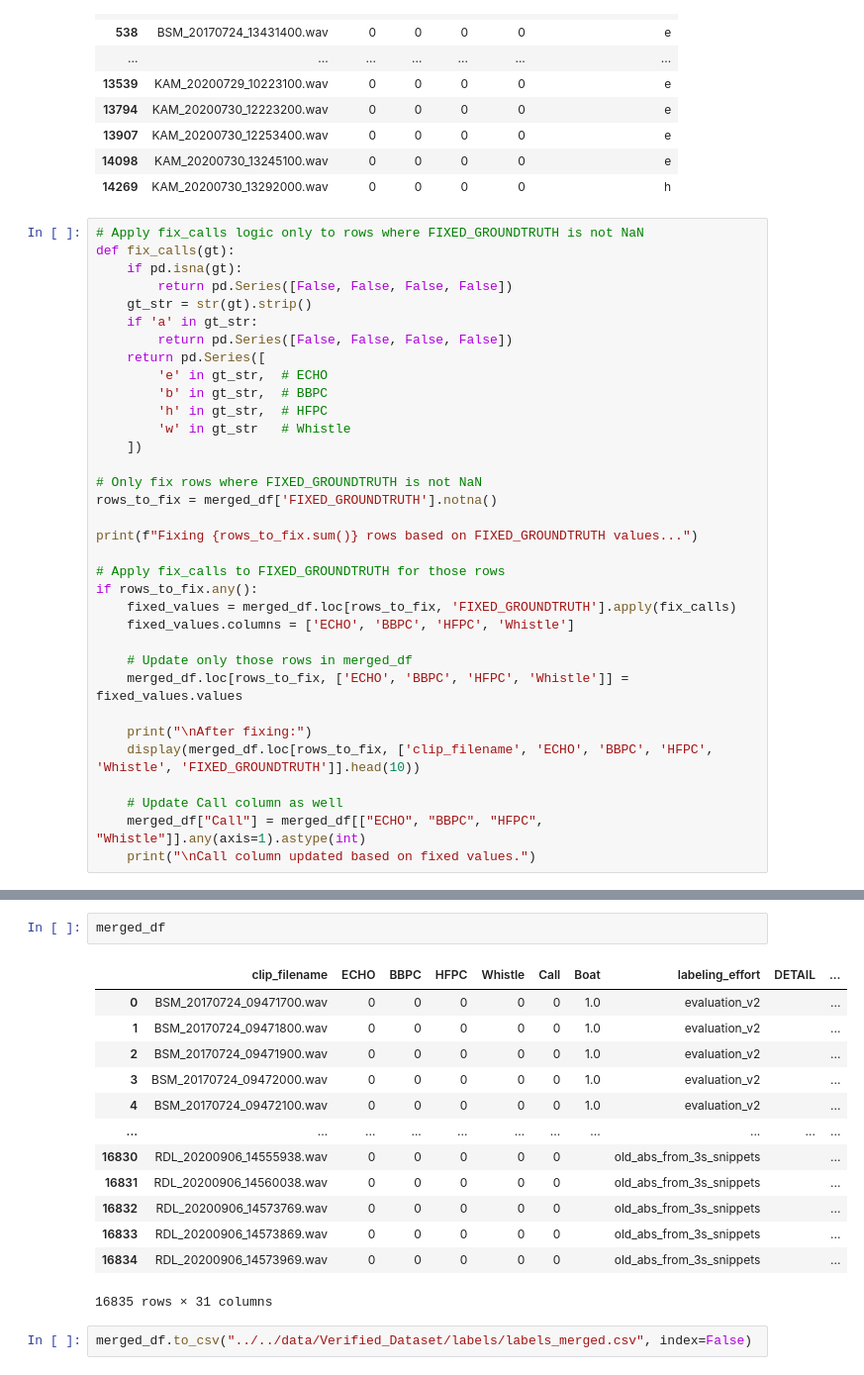
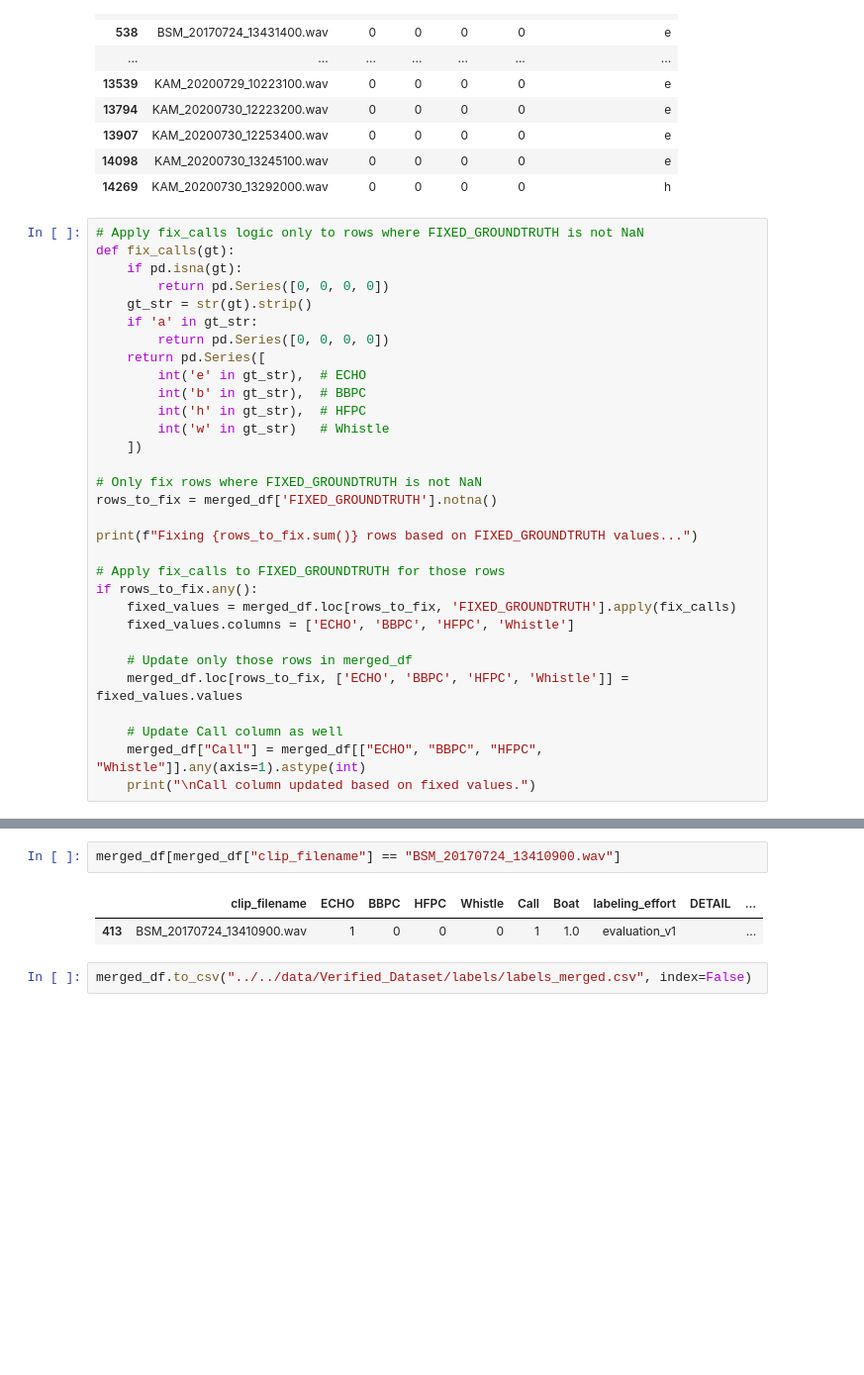
Before and after one commit to bobduru/beluga-call-pipeline, a Jupyter notebook: data_preprocessing/labels_and_wav_processing/merge_labels.ipynb, the cells around one changed output, grey strips where cells are left out. Shown at 99% size. Saved outputs shown, nothing was run; the diff lists cells and outputs as text; blank space fills up the shorter version.

```diff
--- a/data_preprocessing/labels_and_wav_processing/merge_labels.ipynb
+++ b/data_preprocessing/labels_and_wav_processing/merge_labels.ipynb
@@ -364,15 +364,15 @@ Fixed errors for these files:
 # Apply fix_calls logic only to rows where FIXED_GROUNDTRUTH is not NaN
 def fix_calls(gt):
     if pd.isna(gt):
-        return pd.Series([False, False, False, False])
+        return pd.Series([0, 0, 0, 0])
     gt_str = str(gt).strip()
     if 'a' in gt_str:
-        return pd.Series([False, False, False, False])
+        return pd.Series([0, 0, 0, 0])
     return pd.Series([
-        'e' in gt_str,  # ECHO
-        'b' in gt_str,  # BBPC
-        'h' in gt_str,  # HFPC
-        'w' in gt_str   # Whistle
+        int('e' in gt_str),  # ECHO
+        int('b' in gt_str),  # BBPC
+        int('h' in gt_str),  # HFPC
+        int('w' in gt_str)   # Whistle
     ])
 
 # Only fix rows where FIXED_GROUNDTRUTH is not NaN
@@ -388,9 +388,6 @@ if rows_to_fix.any():
     # Update only those rows in merged_df
     merged_df.loc[rows_to_fix, ['ECHO', 'BBPC', 'HFPC', 'Whistle']] = fixed_values.values
 
-    print("\nAfter fixing:")
-    display(merged_df.loc[rows_to_fix, ['clip_filename', 'ECHO', 'BBPC', 'HFPC', 'Whistle', 'FIXED_GROUNDTRUTH']].head(10))
-
     # Update Call column as well
     merged_df["Call"] = merged_df[["ECHO", "BBPC", "HFPC", "Whistle"]].any(axis=1).astype(int)
     print("\nCall column updated based on fixed values.")
@@ -432,18 +398,7 @@ labels_df[["ECHO", "BBPC", "HFPC", "Whistle"]] = labels_df[["ECHO", "BBPC", "HFP
 # %%
-merged_df
+merged_df[merged_df["clip_filename"] == "BSM_20170724_13410900.wav"]
 # %% [output]
 |  | clip_filename | ECHO | BBPC | HFPC | Whistle | Call | Boat | labeling_effort | DETAIL | ... |
-| 0 | BSM_20170724_09471700.wav | 0 | 0 | 0 | 0 | 0 | 1.0 | evaluation_v2 |  | ... |
-| 1 | BSM_20170724_09471800.wav | 0 | 0 | 0 | 0 | 0 | 1.0 | evaluation_v2 |  | ... |
-| 2 | BSM_20170724_09471900.wav | 0 | 0 | 0 | 0 | 0 | 1.0 | evaluation_v2 |  | ... |
-| 3 | BSM_20170724_09472000.wav | 0 | 0 | 0 | 0 | 0 | 1.0 | evaluation_v2 |  | ... |
-| 4 | BSM_20170724_09472100.wav | 0 | 0 | 0 | 0 | 0 | 1.0 | evaluation_v2 |  | ... |
-| ... | ... | ... | ... | ... | ... | ... | ... | ... | ... | ... |
-| 16830 | RDL_20200906_14555938.wav | 0 | 0 | 0 | 0 | 0 |  | old_abs_from_3s_snippets |  | ... |
-| 16831 | RDL_20200906_14560038.wav | 0 | 0 | 0 | 0 | 0 |  | old_abs_from_3s_snippets |  | ... |
-| 16832 | RDL_20200906_14573769.wav | 0 | 0 | 0 | 0 | 0 |  | old_abs_from_3s_snippets |  | ... |
-| 16833 | RDL_20200906_14573869.wav | 0 | 0 | 0 | 0 | 0 |  | old_abs_from_3s_snippets |  | ... |
-| 16834 | RDL_20200906_14573969.wav | 0 | 0 | 0 | 0 | 0 |  | old_abs_from_3s_snippets |  | ... |
+| 413 | BSM_20170724_13410900.wav | 1 | 0 | 0 | 0 | 1 | 1.0 | evaluation_v1 |  | ... |
-16835 rows × 31 columns
 # %%
 merged_df.to_csv("../../data/Verified_Dataset/labels/labels_merged.csv", index=False)
```
Also changed, not shown: parts of 2 cells of this notebook, 3 other files.
